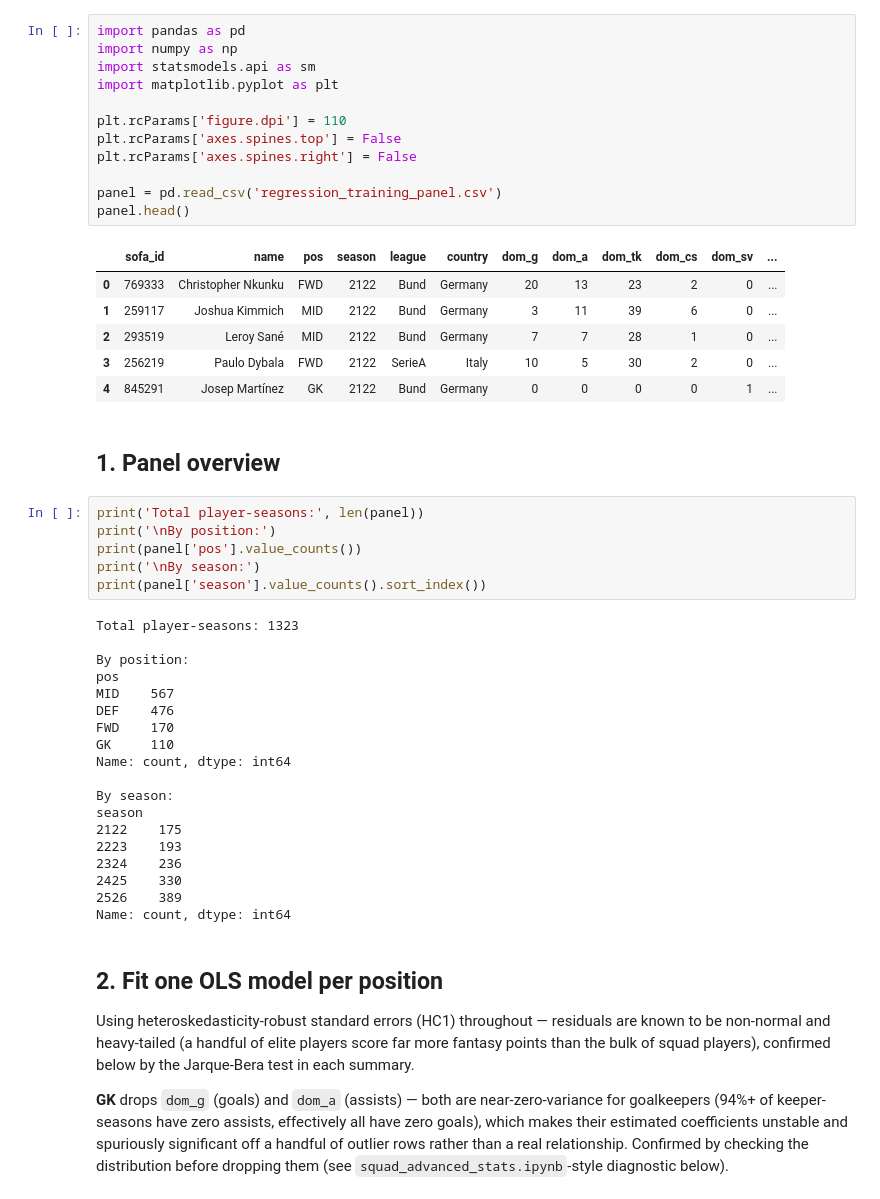
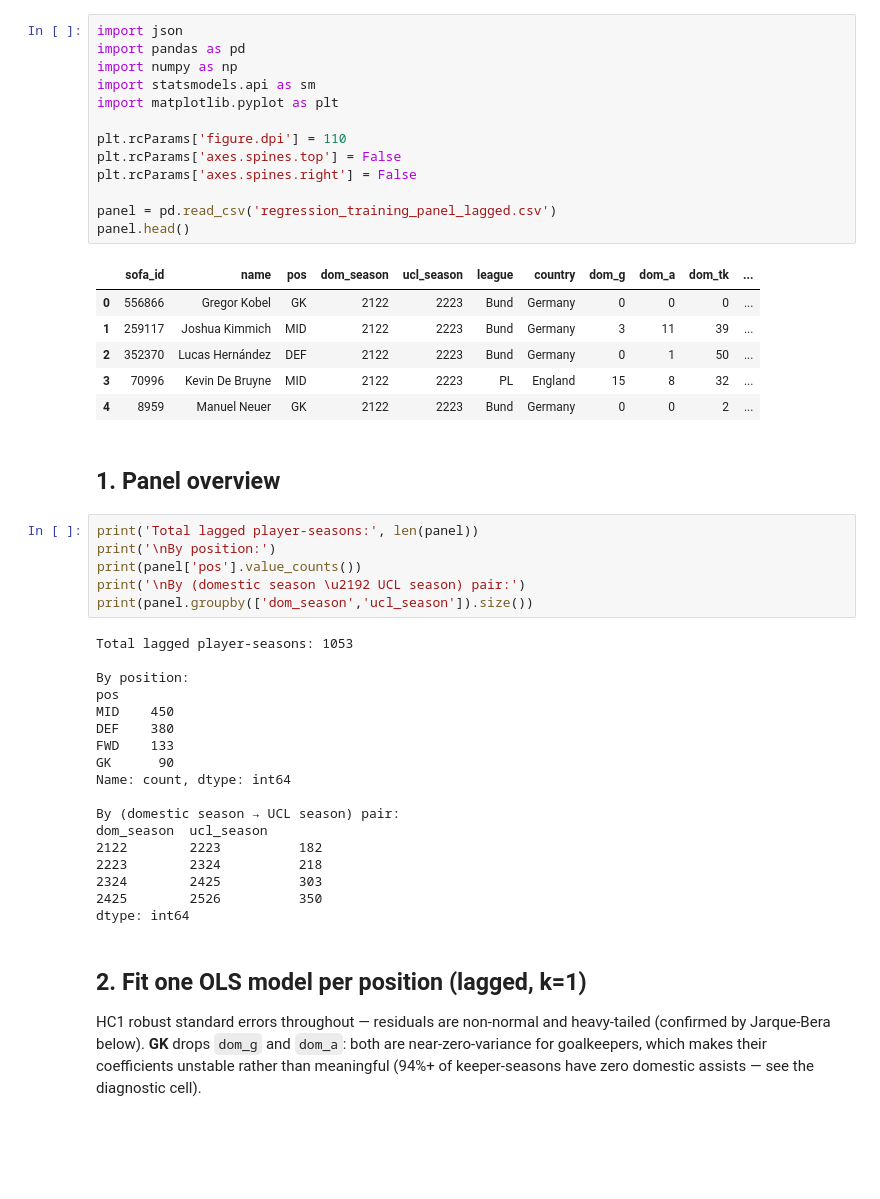
Before and after one commit to alexg171/ucl-fantasy-visualizer, a Jupyter notebook: ols_fantasy_model.ipynb, the cells around one changed output. Saved outputs shown, nothing was run; the diff lists cells and outputs as text; blank space fills up the shorter version.

```diff
--- a/ols_fantasy_model.ipynb
+++ b/ols_fantasy_model.ipynb
@@ -18,53 +19,51 @@ Predicts a player's UEFA Champions League Fantasy points from their **domestic-l
 # %%
+import json
 import pandas as pd
 import numpy as np
 import statsmodels.api as sm
 import matplotlib.pyplot as plt
 
 plt.rcParams['figure.dpi'] = 110
 plt.rcParams['axes.spines.top'] = False
 plt.rcParams['axes.spines.right'] = False
 
-panel = pd.read_csv('regression_training_panel.csv')
+panel = pd.read_csv('regression_training_panel_lagged.csv')
 panel.head()
 # %% [output]
-|  | sofa_id | name | pos | season | league | country | dom_g | dom_a | dom_tk | dom_cs | dom_sv | ... |
-| 0 | 769333 | Christopher Nkunku | FWD | 2122 | Bund | Germany | 20 | 13 | 23 | 2 | 0 | ... |
-| 1 | 259117 | Joshua Kimmich | MID | 2122 | Bund | Germany | 3 | 11 | 39 | 6 | 0 | ... |
-| 2 | 293519 | Leroy Sané | MID | 2122 | Bund | Germany | 7 | 7 | 28 | 1 | 0 | ... |
-| 3 | 256219 | Paulo Dybala | FWD | 2122 | SerieA | Italy | 10 | 5 | 30 | 2 | 0 | ... |
-| 4 | 845291 | Josep Martínez | GK | 2122 | Bund | Germany | 0 | 0 | 0 | 0 | 1 | ... |
+|  | sofa_id | name | pos | dom_season | ucl_season | league | country | dom_g | dom_a | dom_tk | ... |
+| 0 | 556866 | Gregor Kobel | GK | 2122 | 2223 | Bund | Germany | 0 | 0 | 0 | ... |
+| 1 | 259117 | Joshua Kimmich | MID | 2122 | 2223 | Bund | Germany | 3 | 11 | 39 | ... |
+| 2 | 352370 | Lucas Hernández | DEF | 2122 | 2223 | Bund | Germany | 0 | 1 | 50 | ... |
+| 3 | 70996 | Kevin De Bruyne | MID | 2122 | 2223 | PL | England | 15 | 8 | 32 | ... |
+| 4 | 8959 | Manuel Neuer | GK | 2122 | 2223 | Bund | Germany | 0 | 0 | 2 | ... |
 # %% [markdown]
 ## 1. Panel overview
 # %%
-print('Total player-seasons:', len(panel))
+print('Total lagged player-seasons:', len(panel))
 print('\nBy position:')
 print(panel['pos'].value_counts())
-print('\nBy season:')
-print(panel['season'].value_counts().sort_index())
+print('\nBy (domestic season \u2192 UCL season) pair:')
+print(panel.groupby(['dom_season','ucl_season']).size())
 # %% [output]
-Total player-seasons: 1323
+Total lagged player-seasons: 1053
 
 By position:
 pos
-MID    567
-DEF    476
-FWD    170
-GK     110
+MID    450
+DEF    380
+FWD    133
+GK      90
 Name: count, dtype: int64
 
-By season:
-season
-2122    175
-2223    193
-2324    236
-2425    330
-2526    389
-Name: count, dtype: int64
+By (domestic season → UCL season) pair:
+dom_season  ucl_season
+2122        2223          182
+2223        2324          218
+2324        2425          303
+2425        2526          350
+dtype: int64
 # %% [markdown]
-## 2. Fit one OLS model per position
+## 2. Fit one OLS model per position (lagged, k=1)
 
-Using heteroskedasticity-robust standard errors (HC1) throughout — residuals are known to be non-normal and heavy-tailed (a handful of elite players score far more fantasy points than the bulk of squad players), confirmed below by the Jarque-Bera test in each summary.
-
-**GK** drops `dom_g` (goals) and `dom_a` (assists) — both are near-zero-variance for goalkeepers (94%+ of keeper-seasons have zero assists, effectively all have zero goals), which makes their estimated coefficients unstable and spuriously significant off a handful of outlier rows rather than a real relationship. Confirmed by checking the distribution before dropping them (see `squad_advanced_stats.ipynb`-style diagnostic below).
+HC1 robust standard errors throughout — residuals are non-normal and heavy-tailed (confirmed by Jarque-Bera below). **GK** drops `dom_g` and `dom_a`: both are near-zero-variance for goalkeepers, which makes their coefficients unstable rather than meaningful (94%+ of keeper-seasons have zero domestic assists — see the diagnostic cell).
 # %%
```
Also changed, not shown: parts of 21 cells of this notebook, 7 other files.
